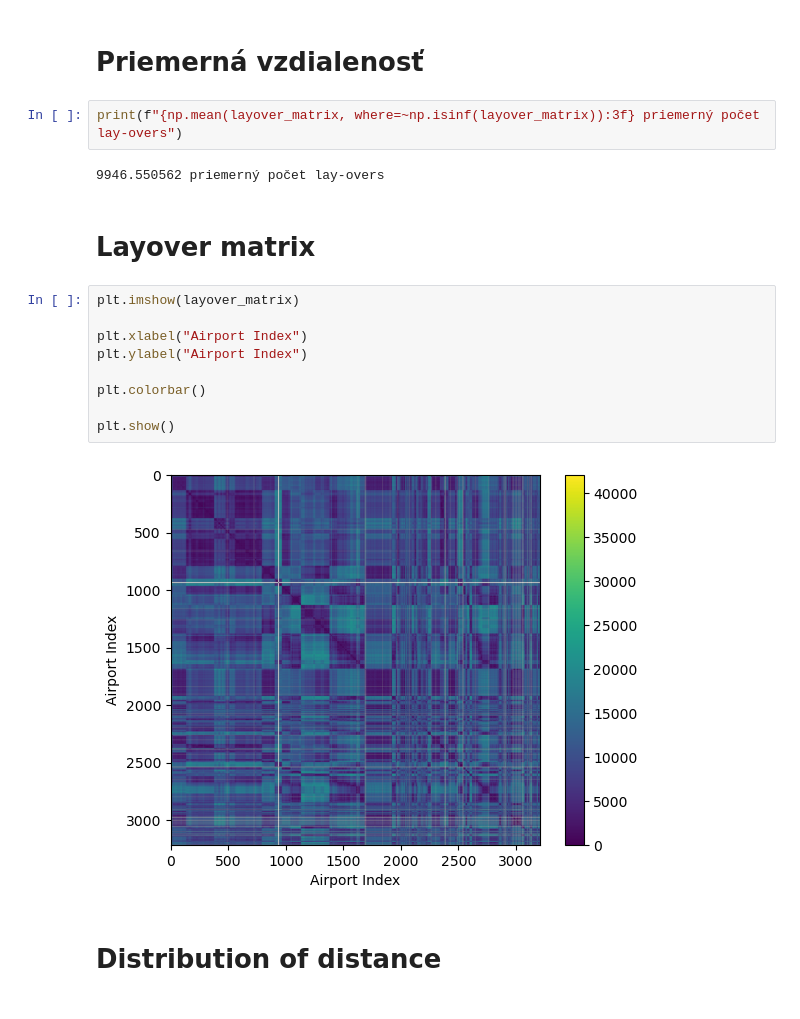
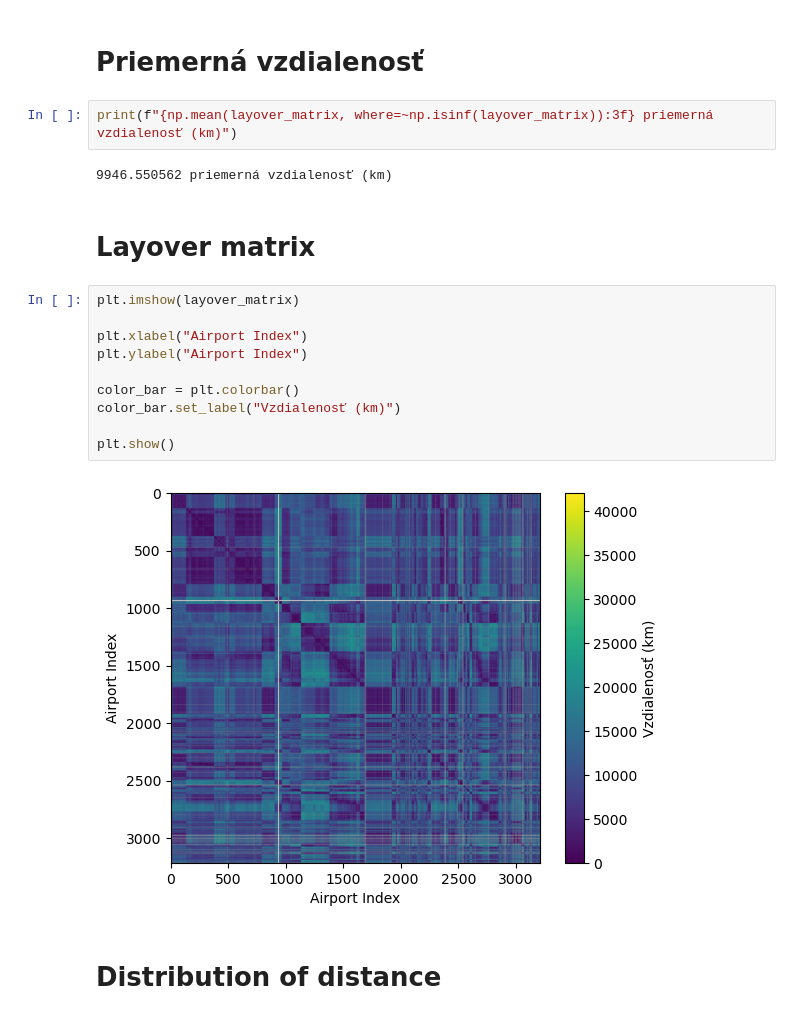
Before and after one commit to sugy-w/Veda-o-sietach-Projekt-JPD-, a Jupyter notebook: distance analysis/distance_matrix.ipynb, the cells around one changed output. Saved outputs shown, nothing was run; the diff lists cells and outputs as text.

```diff
--- a/distance analysis/distance_matrix.ipynb
+++ b/distance analysis/distance_matrix.ipynb
@@ -33,22 +33,23 @@ layover_matrix[np.where(layover_matrix > 0)] -= 1
 # %% [markdown]
 # Priemerná vzdialenosť
 # %%
-print(f"{np.mean(layover_matrix, where=~np.isinf(layover_matrix)):3f} priemerný počet lay-overs")
+print(f"{np.mean(layover_matrix, where=~np.isinf(layover_matrix)):3f} priemerná vzdialenosť (km)")
 # %% [output]
-9946.550562 priemerný počet lay-overs
+9946.550562 priemerná vzdialenosť (km)
 # %% [markdown]
 # Layover matrix
 # %%
 plt.imshow(layover_matrix)
 
 plt.xlabel("Airport Index")
 plt.ylabel("Airport Index")
 
-plt.colorbar()
+color_bar = plt.colorbar()
+color_bar.set_label("Vzdialenosť (km)")
 
 plt.show()
 # %% [output]
-[figure, old version]
+[figure, new version]
 # %% [markdown]
 # Distribution of distance
 # %%
```
Also changed, not shown: parts of 3 cells of this notebook, 9 other files.
